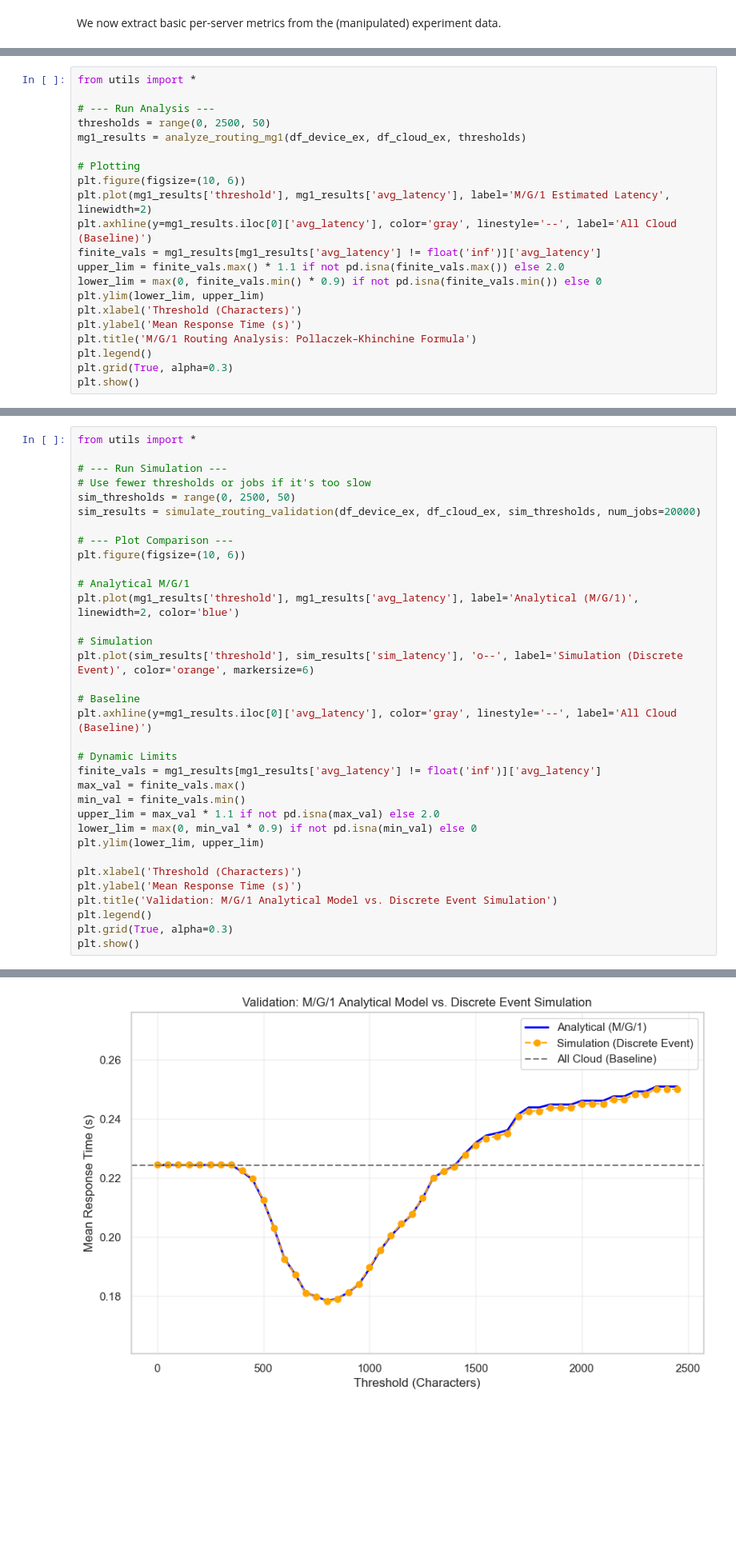
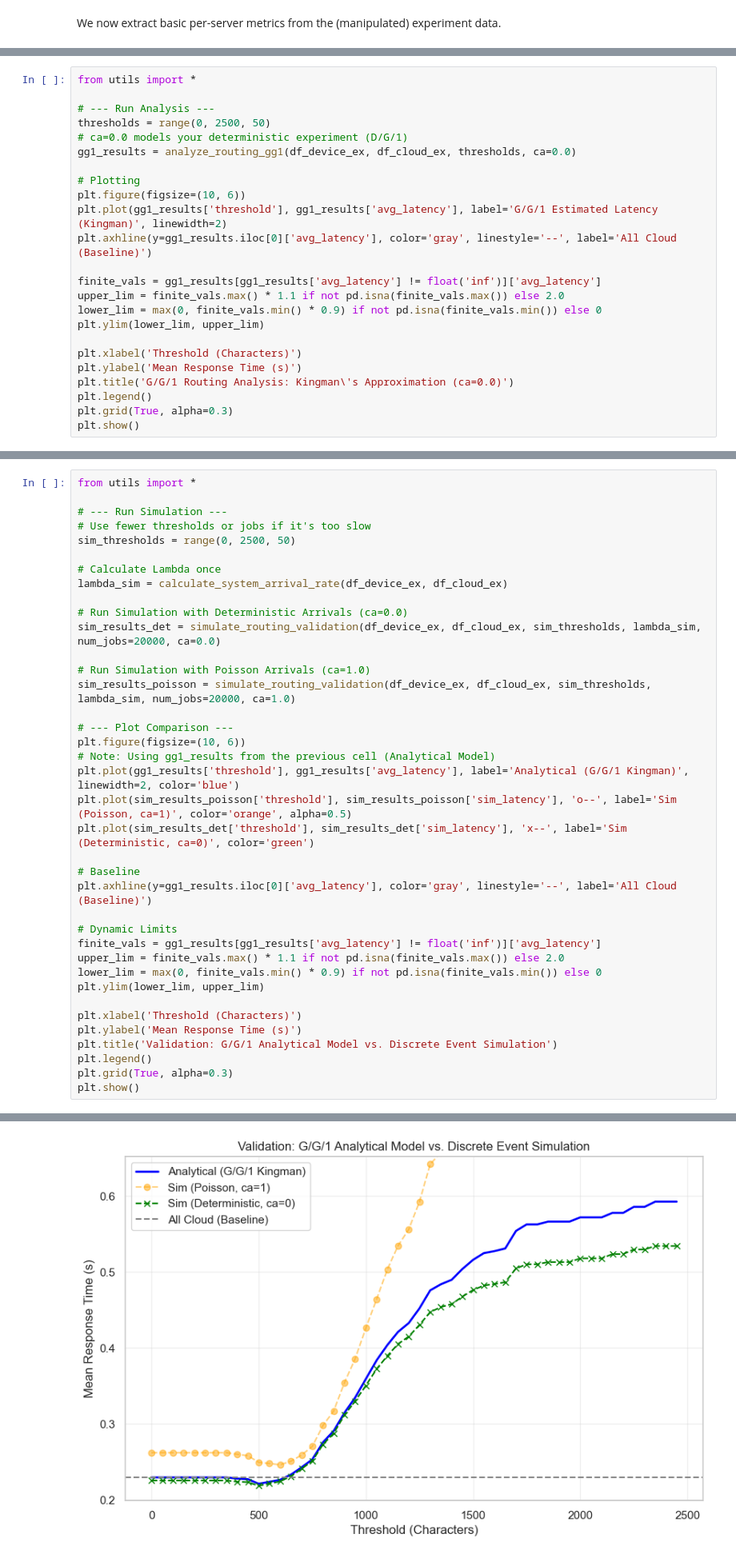
Before and after one commit to fabianHueni/UNIBE_MSGAI_HS25_Project, a Jupyter notebook: analyse/analyse_latency_data.ipynb, the cells around one changed output, grey strips where cells are left out. Shown at 80% size. Drawn from its saved outputs; the diff is of its cells as text; blank space fills up the shorter version.

Commit message:
feat: built model to simulate different workloads

```diff
--- a/analyse/analyse_latency_data.ipynb
+++ b/analyse/analyse_latency_data.ipynb
@@ -427,19 +430,22 @@ from utils import *
 
 # --- Run Analysis ---
 thresholds = range(0, 2500, 50)
-mg1_results = analyze_routing_mg1(df_device_ex, df_cloud_ex, thresholds)
+# ca=0.0 models your deterministic experiment (D/G/1)
+gg1_results = analyze_routing_gg1(df_device_ex, df_cloud_ex, thresholds, ca=0.0)
 
 # Plotting
 plt.figure(figsize=(10, 6))
-plt.plot(mg1_results['threshold'], mg1_results['avg_latency'], label='M/G/1 Estimated Latency', linewidth=2)
-plt.axhline(y=mg1_results.iloc[0]['avg_latency'], color='gray', linestyle='--', label='All Cloud (Baseline)')
-finite_vals = mg1_results[mg1_results['avg_latency'] != float('inf')]['avg_latency']
+plt.plot(gg1_results['threshold'], gg1_results['avg_latency'], label='G/G/1 Estimated Latency (Kingman)', linewidth=2)
+plt.axhline(y=gg1_results.iloc[0]['avg_latency'], color='gray', linestyle='--', label='All Cloud (Baseline)')
+
+finite_vals = gg1_results[gg1_results['avg_latency'] != float('inf')]['avg_latency']
 upper_lim = finite_vals.max() * 1.1 if not pd.isna(finite_vals.max()) else 2.0
 lower_lim = max(0, finite_vals.min() * 0.9) if not pd.isna(finite_vals.min()) else 0
 plt.ylim(lower_lim, upper_lim)
+
 plt.xlabel('Threshold (Characters)')
 plt.ylabel('Mean Response Time (s)')
-plt.title('M/G/1 Routing Analysis: Pollaczek–Khinchine Formula')
+plt.title('G/G/1 Routing Analysis: Kingman\'s Approximation (ca=0.0)')
 plt.legend()
 plt.grid(True, alpha=0.3)
 plt.show()
@@ -459,31 +465,35 @@ from utils import *
 # --- Run Simulation ---
 # Use fewer thresholds or jobs if it's too slow
 sim_thresholds = range(0, 2500, 50)
-sim_results = simulate_routing_validation(df_device_ex, df_cloud_ex, sim_thresholds, num_jobs=20000)
+
+# Calculate Lambda once
+lambda_sim = calculate_system_arrival_rate(df_device_ex, df_cloud_ex)
+
+# Run Simulation with Deterministic Arrivals (ca=0.0)
+sim_results_det = simulate_routing_validation(df_device_ex, df_cloud_ex, sim_thresholds, lambda_sim, num_jobs=20000, ca=0.0)
+
+# Run Simulation with Poisson Arrivals (ca=1.0)
+sim_results_poisson = simulate_routing_validation(df_device_ex, df_cloud_ex, sim_thresholds, lambda_sim, num_jobs=20000, ca=1.0)
 
 # --- Plot Comparison ---
 plt.figure(figsize=(10, 6))
-
-# Analytical M/G/1
-plt.plot(mg1_results['threshold'], mg1_results['avg_latency'], label='Analytical (M/G/1)', linewidth=2, color='blue')
-
-# Simulation
-plt.plot(sim_results['threshold'], sim_results['sim_latency'], 'o--', label='Simulation (Discrete Event)', color='orange', markersize=6)
+# Note: Using gg1_results from the previous cell (Analytical Model)
+plt.plot(gg1_results['threshold'], gg1_results['avg_latency'], label='Analytical (G/G/1 Kingman)', linewidth=2, color='blue')
+plt.plot(sim_results_poisson['threshold'], sim_results_poisson['sim_latency'], 'o--', label='Sim (Poisson, ca=1)', color='orange', alpha=0.5)
+plt.plot(sim_results_det['threshold'], sim_results_det['sim_latency'], 'x--', label='Sim (Deterministic, ca=0)', color='green')
 
 # Baseline
-plt.axhline(y=mg1_results.iloc[0]['avg_latency'], color='gray', linestyle='--', label='All Cloud (Baseline)')
+plt.axhline(y=gg1_results.iloc[0]['avg_latency'], color='gray', linestyle='--', label='All Cloud (Baseline)')
 
 # Dynamic Limits
-finite_vals = mg1_results[mg1_results['avg_latency'] != float('inf')]['avg_latency']
-max_val = finite_vals.max()
-min_val = finite_vals.min()
-upper_lim = max_val * 1.1 if not pd.isna(max_val) else 2.0
-lower_lim = max(0, min_val * 0.9) if not pd.isna(min_val) else 0
+finite_vals = gg1_results[gg1_results['avg_latency'] != float('inf')]['avg_latency']
+upper_lim = finite_vals.max() * 1.1 if not pd.isna(finite_vals.max()) else 2.0
+lower_lim = max(0, finite_vals.min() * 0.9) if not pd.isna(finite_vals.min()) else 0
 plt.ylim(lower_lim, upper_lim)
 
 plt.xlabel('Threshold (Characters)')
 plt.ylabel('Mean Response Time (s)')
-plt.title('Validation: M/G/1 Analytical Model vs. Discrete Event Simulation')
+plt.title('Validation: G/G/1 Analytical Model vs. Discrete Event Simulation')
 plt.legend()
 plt.grid(True, alpha=0.3)
 plt.show()
@@ -492,2 +503,2 @@ Simulation Lambda: 0.0171 req/s | Simulating 20000 jobs per threshold...
-[figure, old version]
+[figure, new version]
 # %% [markdown]
```
Also changed, not shown: parts of 15 cells of this notebook, 1 other file.
